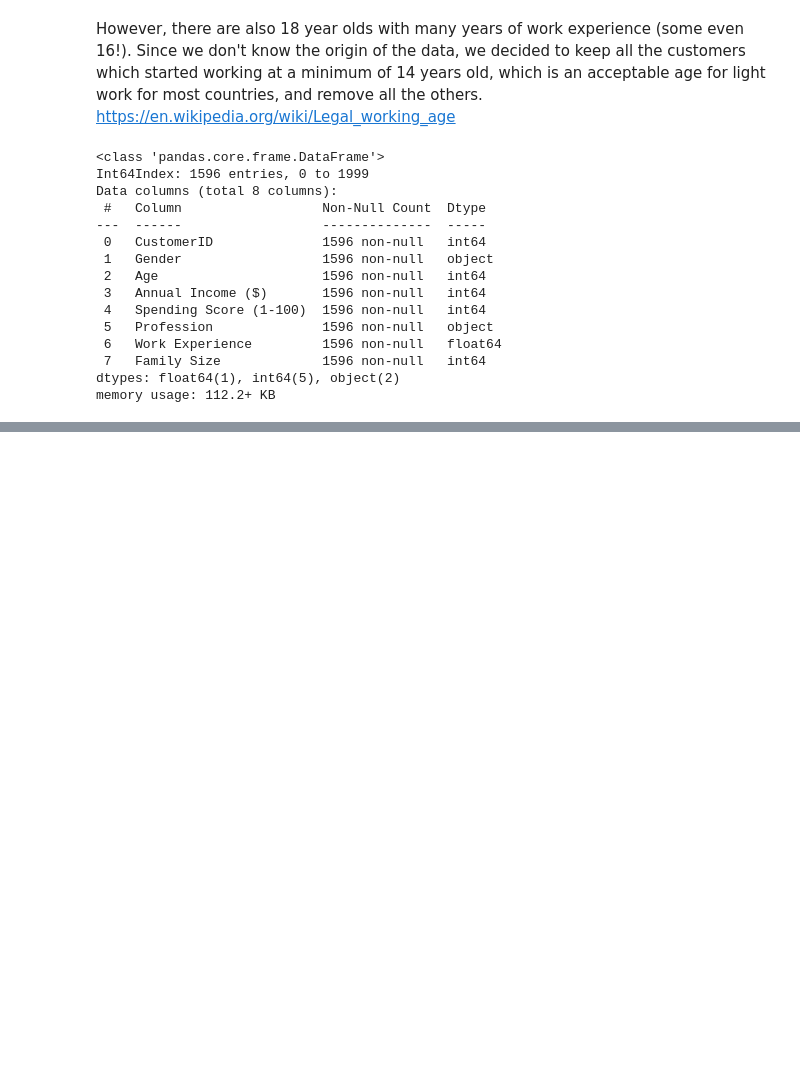
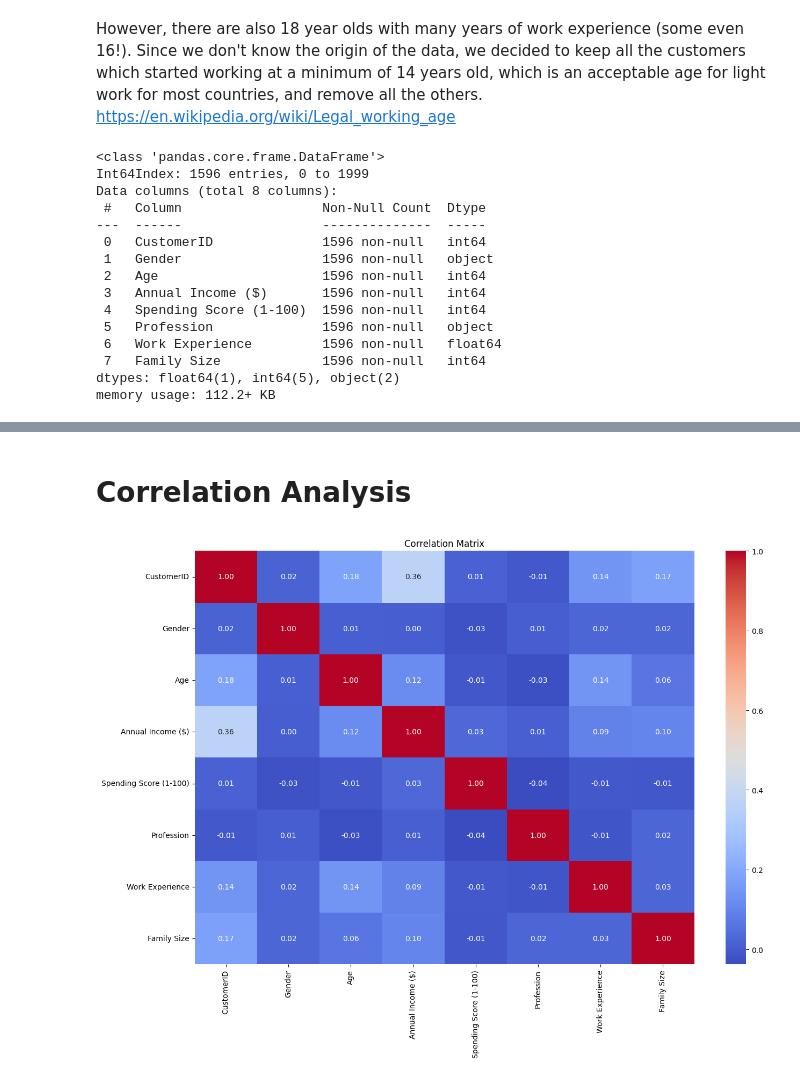
Before and after one commit to Bluxen/DA-Project2, a Jupyter notebook: 13_Shop_Customer_Data.ipynb, the cells around one changed output, grey strips where cells are left out. Saved outputs shown, nothing was run; the diff lists cells and outputs as text; code cells hidden in the pictures; blank space fills up the shorter version.

```diff
--- a/13_Shop_Customer_Data.ipynb
+++ b/13_Shop_Customer_Data.ipynb
@@ -426,0 +432,9 @@ memory usage: 112.2+ KB
+# %%
+customers_processed = customers.copy()
+
+label_encoder = LabelEncoder()
+
+customers_processed['Gender'] = label_encoder.fit_transform(customers_processed['Gender']) # male as 1 and female as 0
+customers_processed['Profession'] = label_encoder.fit_transform(customers_processed['Profession'])
+
+print(customers_processed.head())
@@ -426,0 +455,12 @@ memory usage: 112.2+ KB
+# %% [markdown]
+# Correlation Analysis
+# %%
+# correlation matrix of features
+correlation_matrix = customers_processed.corr()
+
+plt.figure(figsize=(15,10))
+sns.heatmap(correlation_matrix, annot=True, cmap='coolwarm', fmt='.2f')
+plt.title('Correlation Matrix')
+plt.show()
+# %% [output]
+[figure, added]
```
Also changed, not shown: parts of 14 cells of this notebook.
